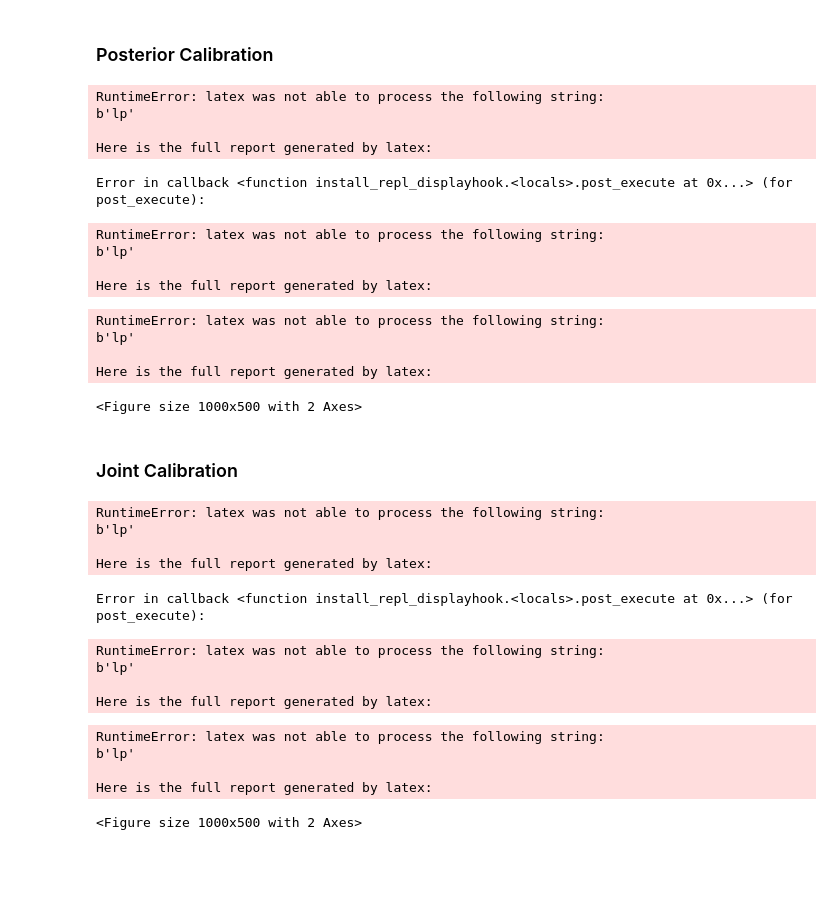
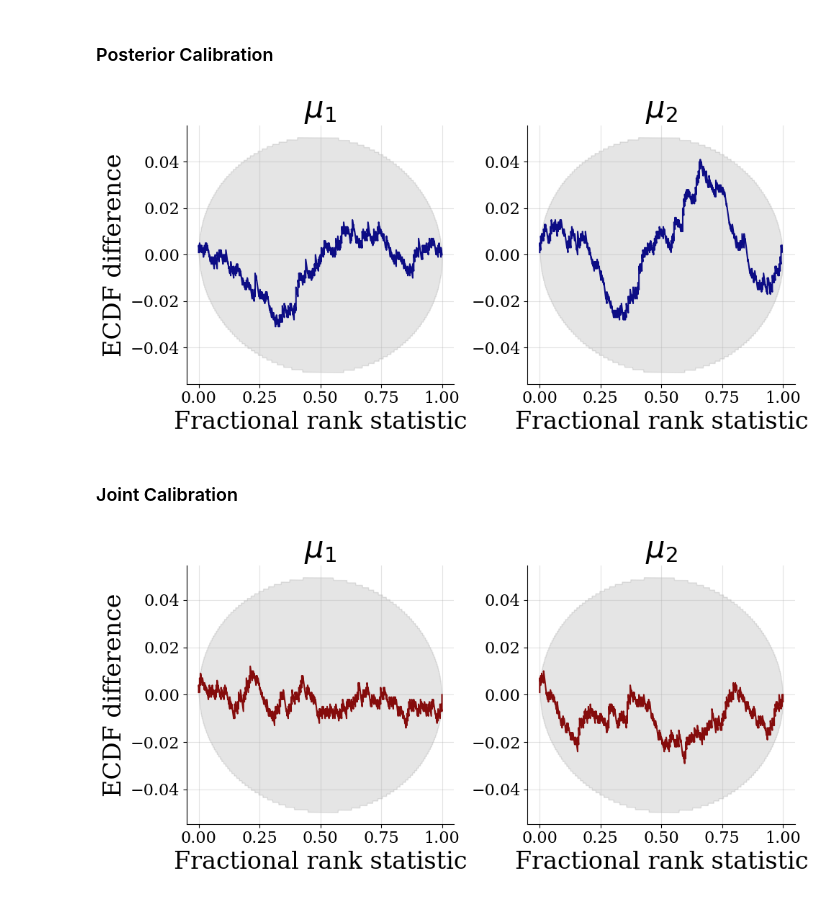
Before and after one commit to bayesflow-org/JANA-Paper, a Jupyter notebook: experiments/benchmarks/benchmark_7_gaussian_mixture.ipynb, the cells around one changed output. Cells and saved outputs as stored; diff of their text form; code cells hidden in the pictures; blank space fills up the shorter version.

```diff
--- a/experiments/benchmarks/benchmark_7_gaussian_mixture.ipynb
+++ b/experiments/benchmarks/benchmark_7_gaussian_mixture.ipynb
@@ -227,44 +227,34 @@ plt.savefig(f"figures/{benchmark_name}_losses.pdf", dpi=300, bbox_inches="tight"
 # %% [markdown]
 ### Posterior Calibration
 # %%
-f = plot_sbc_ecdf_appendix(post_samples, prior_samples, ecdf_bands_kwargs=dict(confidence=0.95),
-                           param_names = benchmark.benchmark_info['parameter_names'],
-                           label_fontsize=24, legend_fontsize=24, difference=True, rank_ecdf_color = '#000080' )
-plt.savefig(f"figures/{benchmark_name}_posterior_calibration_diff_separate.pdf", dpi = 300, bbox_inches = "tight")
+f = plot_sbc_ecdf_appendix(
+    post_samples,
+    prior_samples,
+    ecdf_bands_kwargs=dict(confidence=0.95),
+    param_names=benchmark.benchmark_info['parameter_names'],
+    label_fontsize=24,
+    legend_fontsize=24,
+    difference=True,
+    rank_ecdf_color='#000080'
+)
+
+plt.savefig(f"figures/{benchmark_name}_posterior_calibration_diff_separate.pdf", dpi=300, bbox_inches="tight")
 # %% [output]
-RuntimeError: latex was not able to process the following string:
-b'lp'
-
-Here is the full report generated by latex:
-Error in callback <function install_repl_displayhook.<locals>.post_execute at 0x...> (for post_execute):
-RuntimeError: latex was not able to process the following string:
-b'lp'
-
-Here is the full report generated by latex:
-RuntimeError: latex was not able to process the following string:
-b'lp'
-
-Here is the full report generated by latex:
-<Figure size 1000x500 with 2 Axes>
+[figure, added]
 # %% [markdown]
 ### Joint Calibration
 # %%
-f = plot_sbc_ecdf_appendix(post_samples_s, prior_samples, ecdf_bands_kwargs=dict(confidence=0.95),
-                           param_names = benchmark.benchmark_info['parameter_names'],
-                           label_fontsize=24, legend_fontsize=24, difference=True, rank_ecdf_color = '#800000')
-plt.savefig(f"figures/{benchmark_name}_joint_calibration_diff_separate.pdf", dpi = 300, bbox_inches = "tight")
+f = plot_sbc_ecdf_appendix(
+    post_samples_s,
+    prior_samples,
+    ecdf_bands_kwargs=dict(confidence=0.95),
+    param_names=benchmark.benchmark_info['parameter_names'],
+    label_fontsize=24,
+    legend_fontsize=24,
+    difference=True,
+    rank_ecdf_color='#800000'
+)
+
+plt.savefig(f"figures/{benchmark_name}_joint_calibration_diff_separate.pdf", dpi=300, bbox_inches="tight")
 # %% [output]
-RuntimeError: latex was not able to process the following string:
-b'lp'
-
-Here is the full report generated by latex:
-Error in callback <function install_repl_displayhook.<locals>.post_execute at 0x...> (for post_execute):
-RuntimeError: latex was not able to process the following string:
-b'lp'
-
-Here is the full report generated by latex:
-RuntimeError: latex was not able to process the following string:
-b'lp'
-
-Here is the full report generated by latex:
-<Figure size 1000x500 with 2 Axes>
+[figure, added]
```
Also changed, not shown: parts of 20 cells of this notebook, 4 other files.
